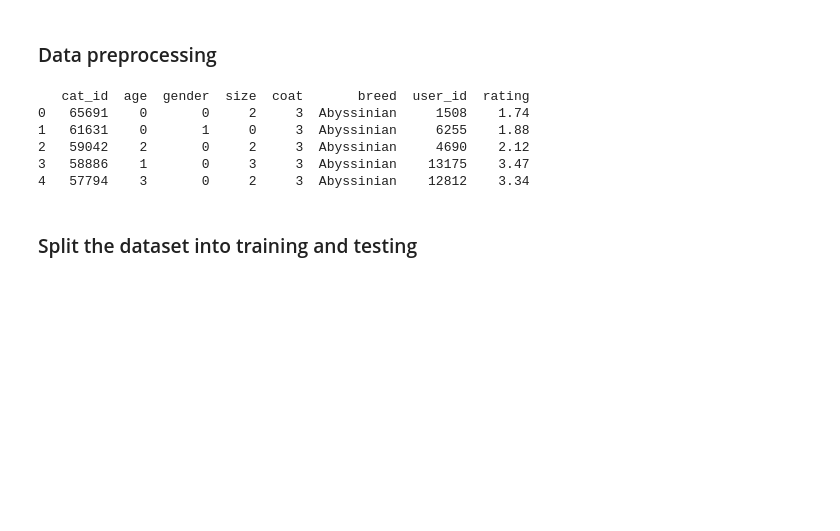
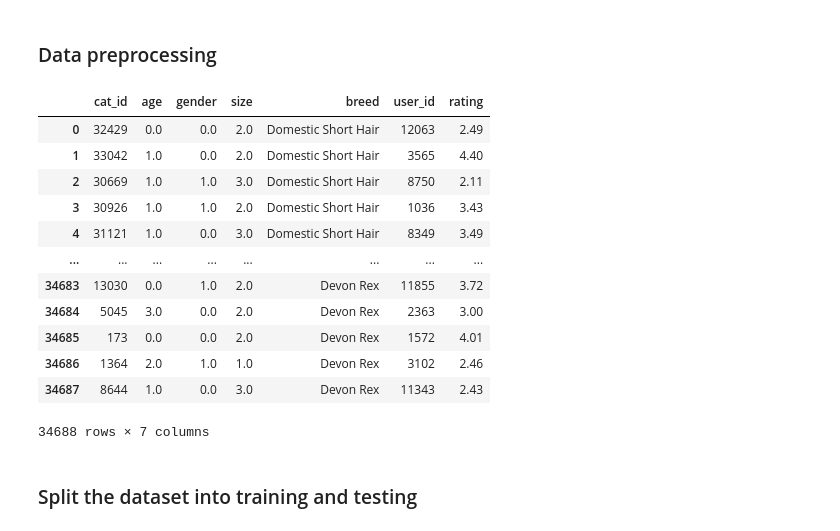
Before and after one commit to kucingku-capstone/machine-learning, a Jupyter notebook: model/model elo/ML_Model.ipynb, the cells around one changed output. Drawn from its saved outputs; the diff is of its cells as text; code cells hidden in the pictures; blank space fills up the shorter version.

```diff
--- a/model/model elo/ML_Model.ipynb
+++ b/model/model elo/ML_Model.ipynb
@@ -93,28 +93,29 @@ coat_encoder = LabelEncoder()
 size_encoder = LabelEncoder()
 age_encoder = LabelEncoder()
 # %%
-df['user_id'] = user_encoder.fit_transform(df['user_id'].astype(str))
-df['cat_id'] = cat_encoder.fit_transform(df['cat_id'].astype(str))
-df['gender'] = gender_encoder.fit_transform(df['gender'].astype(str))
-df['coat'] = coat_encoder.fit_transform(df['coat'].astype(str))
-df['size'] = size_encoder.fit_transform(df['size'].astype(str))
-df['age'] = age_encoder.fit_transform(df['age'].astype(str))
+df['user_id'] = user_encoder.fit_transform(df['user_id'].astype(float))
+df['cat_id'] = cat_encoder.fit_transform(df['cat_id'].astype(float))
+df['gender'] = gender_encoder.fit_transform(df['gender'].astype(str)).astype(float)
+df['coat'] = coat_encoder.fit_transform(df['coat'].astype(str)).astype(float)
+df['size'] = size_encoder.fit_transform(df['size'].astype(str)).astype(float)
+df['age'] = age_encoder.fit_transform(df['age'].astype(str)).astype(float)
+
+df = df.drop(['coat', 'type'], axis=1)
+df
+# %% [output]
+|  | cat_id | age | gender | size | breed | user_id | rating |
+| 0 | 32429 | 0.0 | 0.0 | 2.0 | Domestic Short Hair | 12063 | 2.49 |
+| 1 | 33042 | 1.0 | 0.0 | 2.0 | Domestic Short Hair | 3565 | 4.40 |
+| 2 | 30669 | 1.0 | 1.0 | 3.0 | Domestic Short Hair | 8750 | 2.11 |
+| 3 | 30926 | 1.0 | 1.0 | 2.0 | Domestic Short Hair | 1036 | 3.43 |
+| 4 | 31121 | 1.0 | 0.0 | 3.0 | Domestic Short Hair | 8349 | 3.49 |
+| ... | ... | ... | ... | ... | ... | ... | ... |
+| 34683 | 13030 | 0.0 | 1.0 | 2.0 | Devon Rex | 11855 | 3.72 |
+| 34684 | 5045 | 3.0 | 0.0 | 2.0 | Devon Rex | 2363 | 3.00 |
+| 34685 | 173 | 0.0 | 0.0 | 2.0 | Devon Rex | 1572 | 4.01 |
+| 34686 | 1364 | 2.0 | 1.0 | 1.0 | Devon Rex | 3102 | 2.46 |
+| 34687 | 8644 | 1.0 | 0.0 | 3.0 | Devon Rex | 11343 | 2.43 |
+34688 rows × 7 columns
-# %%
-# Menyimpan nama kolom yang akan dihapus dalam sebuah list
-columns_to_drop = ['Unnamed: 0', 'type', 'url', 'photos', 'med_photos']
-
-# Menghapus kolom-kolom yang ada dalam list dari DataFrame
-df_cleaned = df.drop(columns=columns_to_drop, axis=1)
-
-# Menampilkan beberapa baris pertama dari DataFrame setelah penghapusan kolom
-print(df_cleaned.head())
-# %% [output]
-   cat_id  age  gender  size  coat       breed  user_id  rating
-0   65691    0       0     2     3  Abyssinian     1508    1.74
-1   61631    0       1     0     3  Abyssinian     6255    1.88
-2   59042    2       0     2     3  Abyssinian     4690    2.12
-3   58886    1       0     3     3  Abyssinian    13175    3.47
-4   57794    3       0     2     3  Abyssinian    12812    3.34
 # %% [markdown]
 ### Split the dataset into training and testing
 # %%
```
Also changed, not shown: parts of 18 cells of this notebook.
